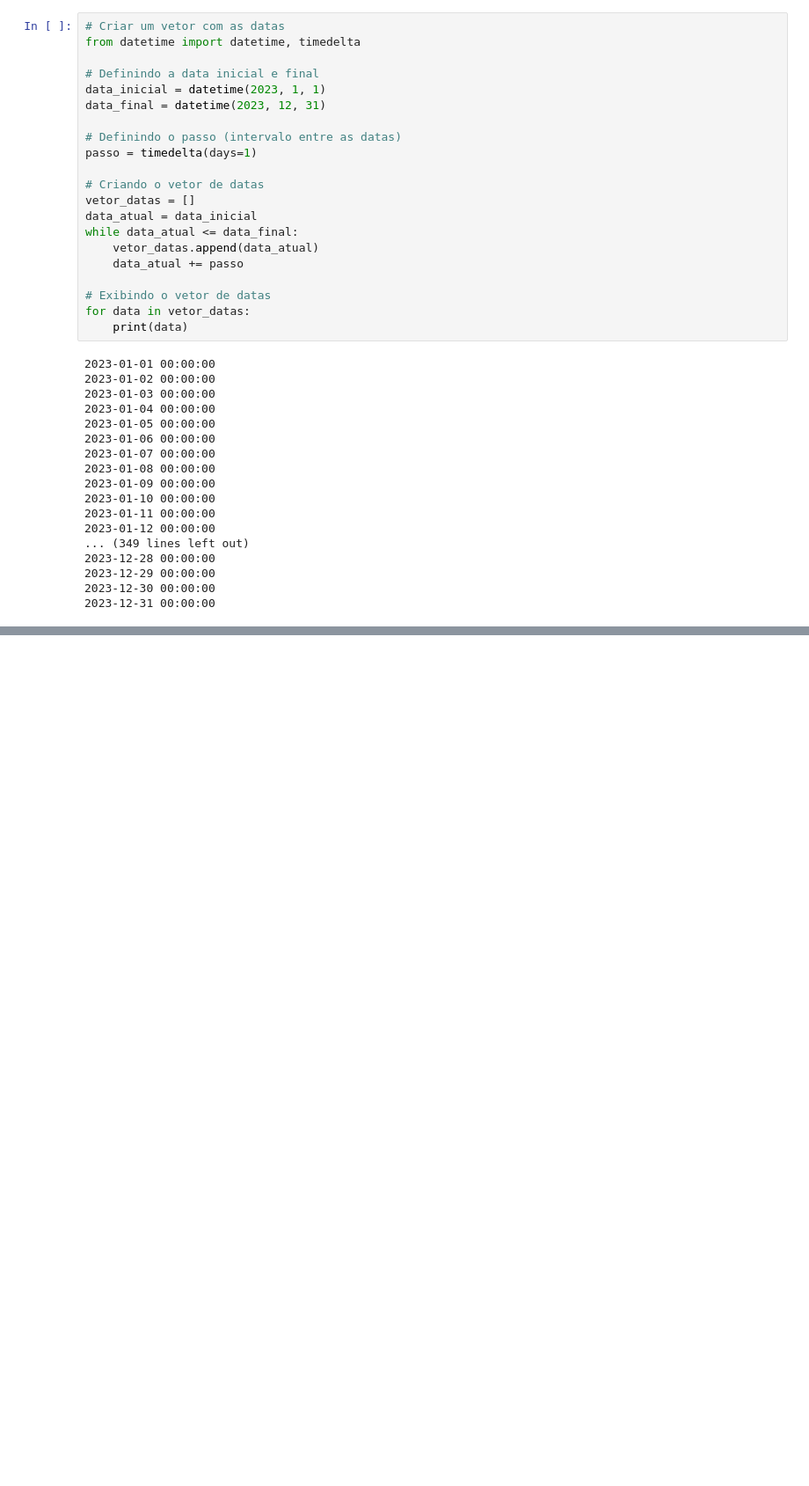
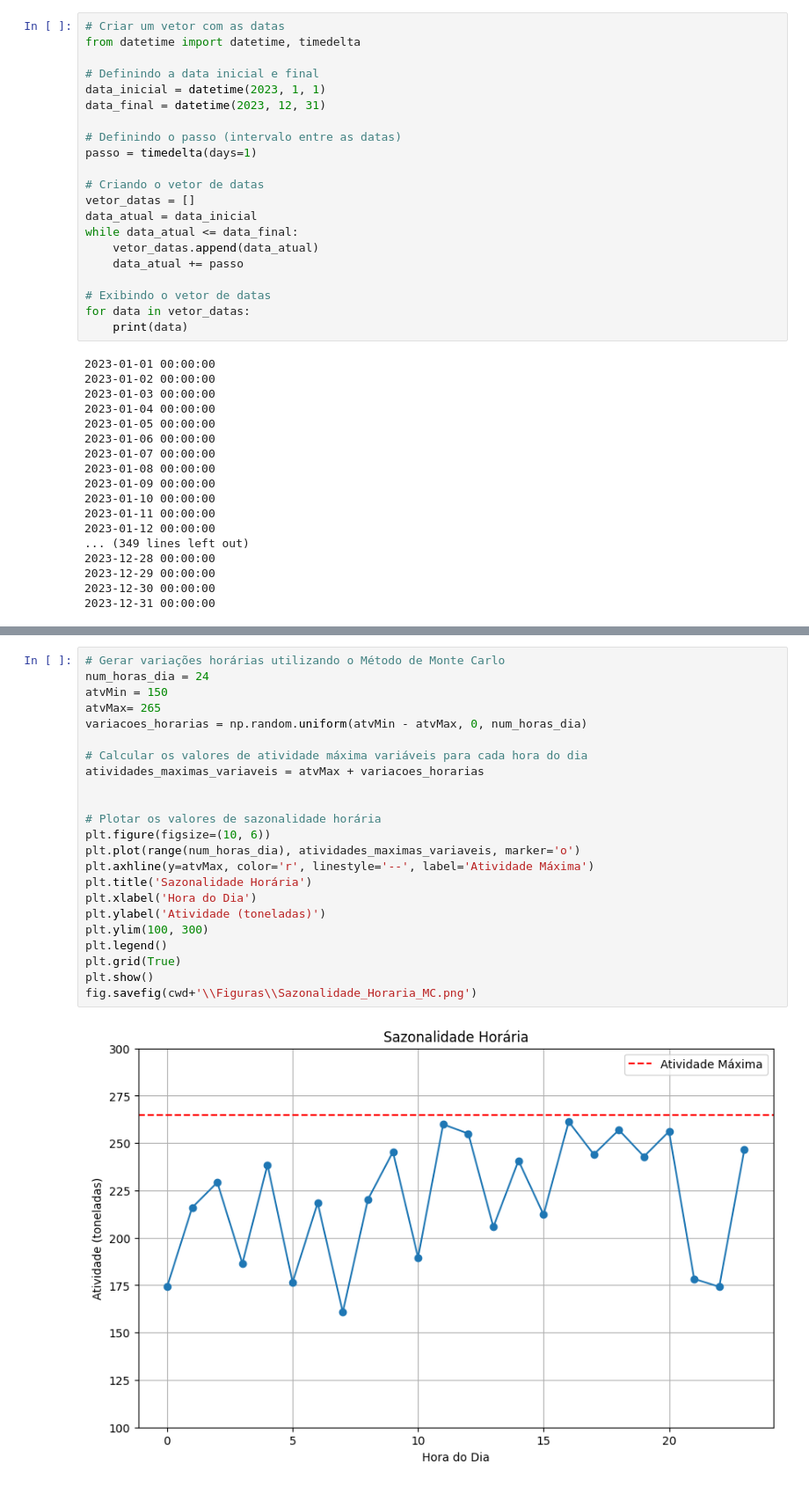
Before and after one commit to martinscica/ENS5173, a Jupyter notebook: Atividade01_Bruno_Cecilia.ipynb, the cells around one changed output, grey strips where cells are left out. Shown: that part at 88% size. Saved outputs shown, nothing was run; the diff lists cells and outputs as text; blank space fills up the shorter version.

```diff
--- a/Atividade01_Bruno_Cecilia.ipynb
+++ b/Atividade01_Bruno_Cecilia.ipynb
@@ -197,0 +209,25 @@ plt.plot(df['Mes'], df['AtivSazonal'])
+# %%
+# Gerar variações horárias utilizando o Método de Monte Carlo
+num_horas_dia = 24
+atvMin = 150
+atvMax= 265
+variacoes_horarias = np.random.uniform(atvMin - atvMax, 0, num_horas_dia)
+
+# Calcular os valores de atividade máxima variáveis para cada hora do dia
+atividades_maximas_variaveis = atvMax + variacoes_horarias
+
+
+# Plotar os valores de sazonalidade horária
+plt.figure(figsize=(10, 6))
+plt.plot(range(num_horas_dia), atividades_maximas_variaveis, marker='o')
+plt.axhline(y=atvMax, color='r', linestyle='--', label='Atividade Máxima')
+plt.title('Sazonalidade Horária')
+plt.xlabel('Hora do Dia')
+plt.ylabel('Atividade (toneladas)')
+plt.ylim(100, 300)
+plt.legend()
+plt.grid(True)
+plt.show()
+fig.savefig(cwd+'\\Figuras\\Sazonalidade_Horaria_MC.png')
+# %% [output]
+[figure, added]
```
Also changed, not shown: parts of 8 cells of this notebook.
